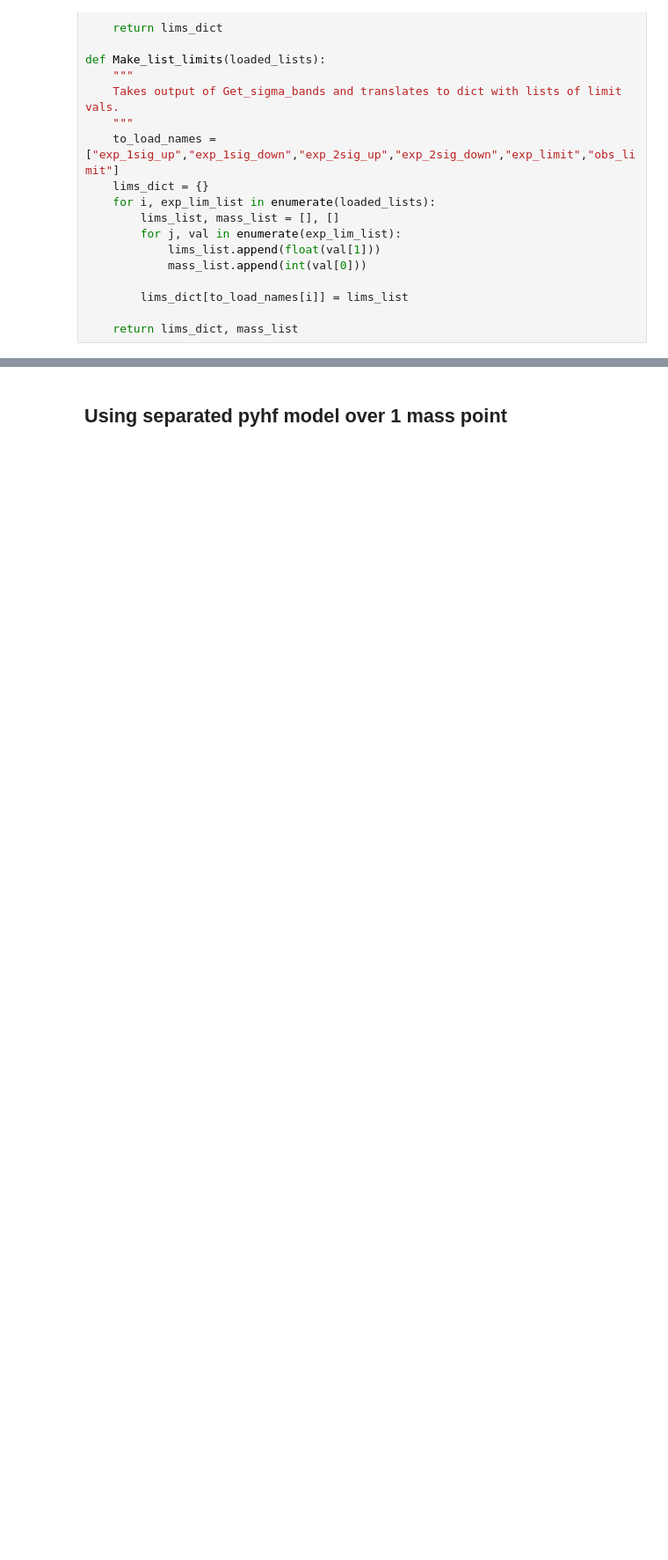
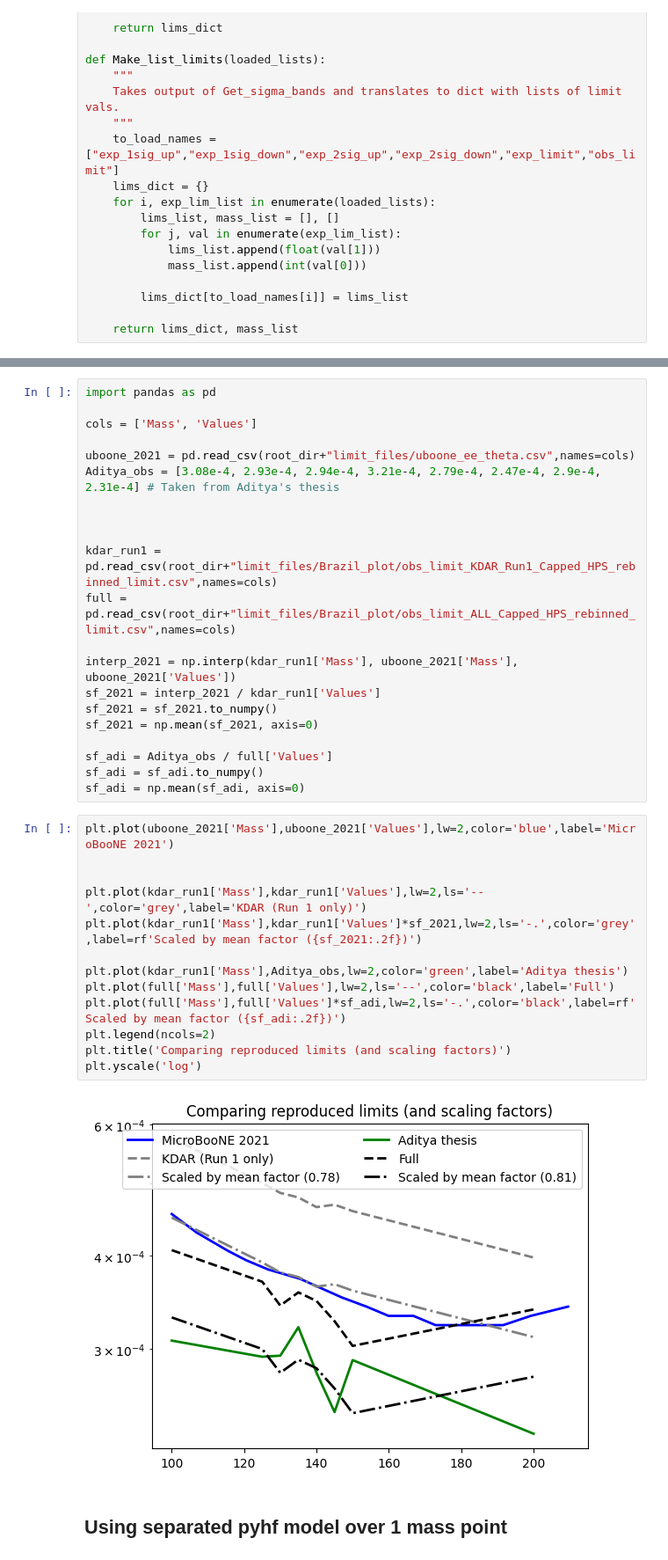
Before and after one commit to JoeBateman/HPS_ALP_Analysis, a Jupyter notebook: Limits_calc.ipynb, the cells around one changed output, grey strips where cells are left out. Shown at 88% size. Drawn from its saved outputs; the diff is of its cells as text; blank space fills up the shorter version.

```diff
--- a/Limits_calc.ipynb
+++ b/Limits_calc.ipynb
@@ -2236,3 +2299,39 @@ exp limit = 0.00119 + 0.00022 - 0.00019
+# %%
+import pandas as pd
+
+cols = ['Mass', 'Values']
+
+uboone_2021 = pd.read_csv(root_dir+"limit_files/uboone_ee_theta.csv",names=cols)
+Aditya_obs = [3.08e-4, 2.93e-4, 2.94e-4, 3.21e-4, 2.79e-4, 2.47e-4, 2.9e-4, 2.31e-4] # Taken from Aditya's thesis
+
+
+
+kdar_run1 = pd.read_csv(root_dir+"limit_files/Brazil_plot/obs_limit_KDAR_Run1_Capped_HPS_rebinned_limit.csv",names=cols)
+full = pd.read_csv(root_dir+"limit_files/Brazil_plot/obs_limit_ALL_Capped_HPS_rebinned_limit.csv",names=cols)
+
+interp_2021 = np.interp(kdar_run1['Mass'], uboone_2021['Mass'], uboone_2021['Values'])
+sf_2021 = interp_2021 / kdar_run1['Values']
+sf_2021 = sf_2021.to_numpy()
+sf_2021 = np.mean(sf_2021, axis=0)
+
+sf_adi = Aditya_obs / full['Values']
+sf_adi = sf_adi.to_numpy()
+sf_adi = np.mean(sf_adi, axis=0)
+# %%
+plt.plot(uboone_2021['Mass'],uboone_2021['Values'],lw=2,color='blue',label='MicroBooNE 2021')
+
+
+plt.plot(kdar_run1['Mass'],kdar_run1['Values'],lw=2,ls='--',color='grey',label='KDAR (Run 1 only)')
+plt.plot(kdar_run1['Mass'],kdar_run1['Values']*sf_2021,lw=2,ls='-.',color='grey',label=rf'Scaled by mean factor ({sf_2021:.2f})')
+
+plt.plot(kdar_run1['Mass'],Aditya_obs,lw=2,color='green',label='Aditya thesis')
+plt.plot(full['Mass'],full['Values'],lw=2,ls='--',color='black',label='Full')
+plt.plot(full['Mass'],full['Values']*sf_adi,lw=2,ls='-.',color='black',label=rf'Scaled by mean factor ({sf_adi:.2f})')
+plt.legend(ncols=2)
+plt.title('Comparing reproduced limits (and scaling factors)')
+plt.yscale('log')
+# %% [output]
+[figure, added]
 # %% [markdown]
 ## Using separated pyhf model over 1 mass point
 # %%
```
Also changed, not shown: parts of 19 cells of this notebook.
